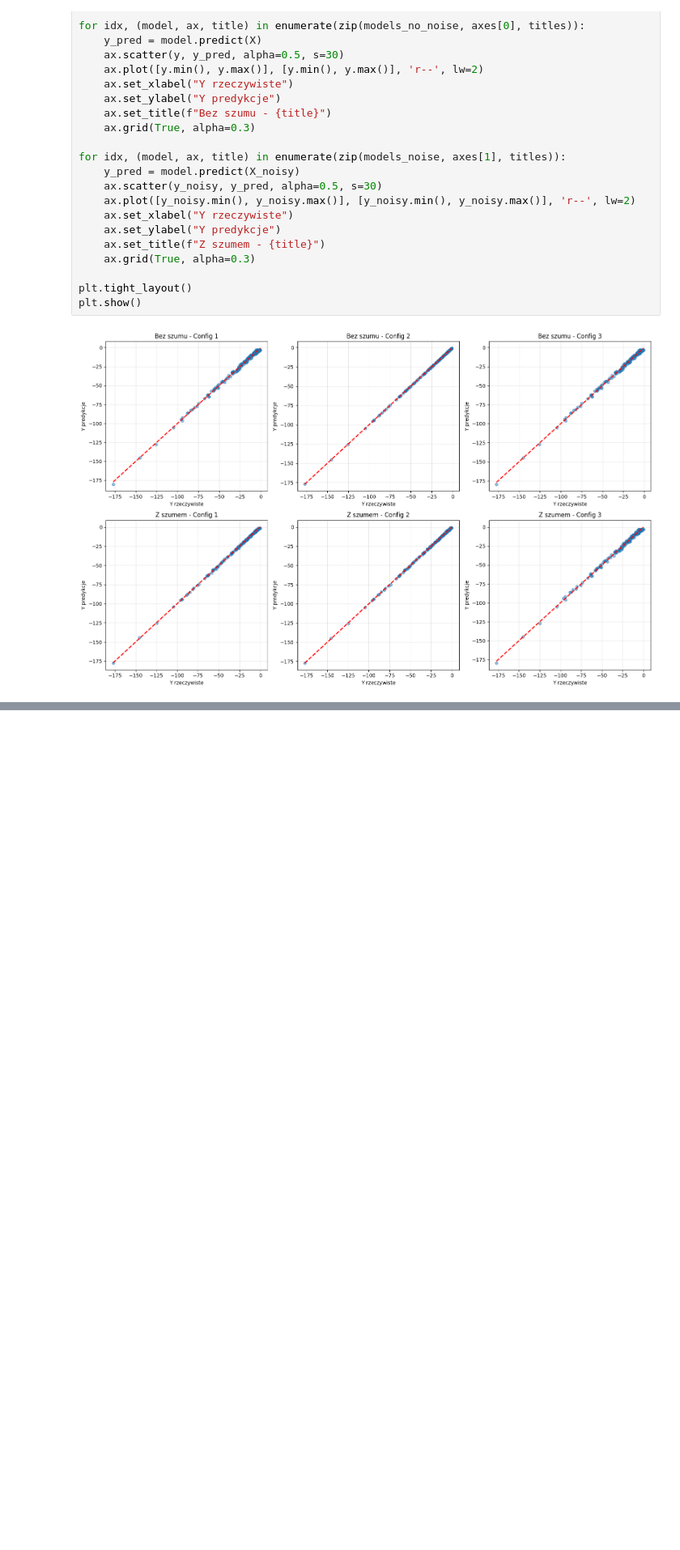
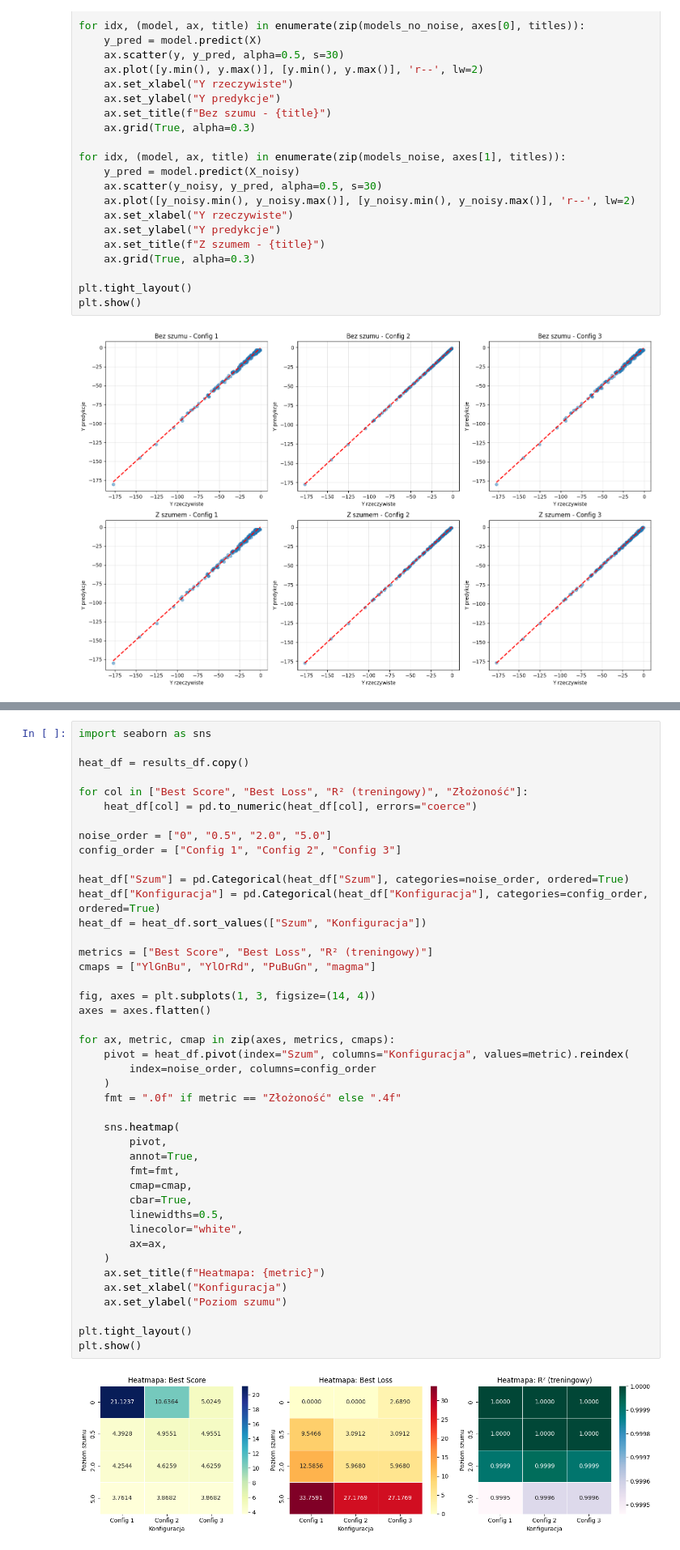
Before and after one commit to esarna/metody-i-algorytmy-optymalizacji, a Jupyter notebook: lab5/zad5.ipynb, the cells around one changed output, grey strips where cells are left out. Shown at 81% size. Cells and saved outputs as stored; diff of their text form; blank space fills up the shorter version.

```diff
--- a/lab5/zad5.ipynb
+++ b/lab5/zad5.ipynb
@@ -647,0 +499,45 @@ Konfiguracja Szum Best Score Best Loss R² (treningowy)  Złożoność
+# %%
+import seaborn as sns
+
+heat_df = results_df.copy()
+
+for col in ["Best Score", "Best Loss", "R² (treningowy)", "Złożoność"]:
+    heat_df[col] = pd.to_numeric(heat_df[col], errors="coerce")
+
+noise_order = ["0", "0.5", "2.0", "5.0"]
+config_order = ["Config 1", "Config 2", "Config 3"]
+
+heat_df["Szum"] = pd.Categorical(heat_df["Szum"], categories=noise_order, ordered=True)
+heat_df["Konfiguracja"] = pd.Categorical(heat_df["Konfiguracja"], categories=config_order, ordered=True)
+heat_df = heat_df.sort_values(["Szum", "Konfiguracja"])
+
+metrics = ["Best Score", "Best Loss", "R² (treningowy)"]
+cmaps = ["YlGnBu", "YlOrRd", "PuBuGn", "magma"]
+
+fig, axes = plt.subplots(1, 3, figsize=(14, 4))
+axes = axes.flatten()
+
+for ax, metric, cmap in zip(axes, metrics, cmaps):
+    pivot = heat_df.pivot(index="Szum", columns="Konfiguracja", values=metric).reindex(
+        index=noise_order, columns=config_order
+    )
+    fmt = ".0f" if metric == "Złożoność" else ".4f"
+
+    sns.heatmap(
+        pivot,
+        annot=True,
+        fmt=fmt,
+        cmap=cmap,
+        cbar=True,
+        linewidths=0.5,
+        linecolor="white",
+        ax=ax,
+    )
+    ax.set_title(f"Heatmapa: {metric}")
+    ax.set_xlabel("Konfiguracja")
+    ax.set_ylabel("Poziom szumu")
+
+plt.tight_layout()
+plt.show()
+# %% [output]
+[figure, added]
```
Also changed, not shown: parts of 25 cells of this notebook, 2 other files.
